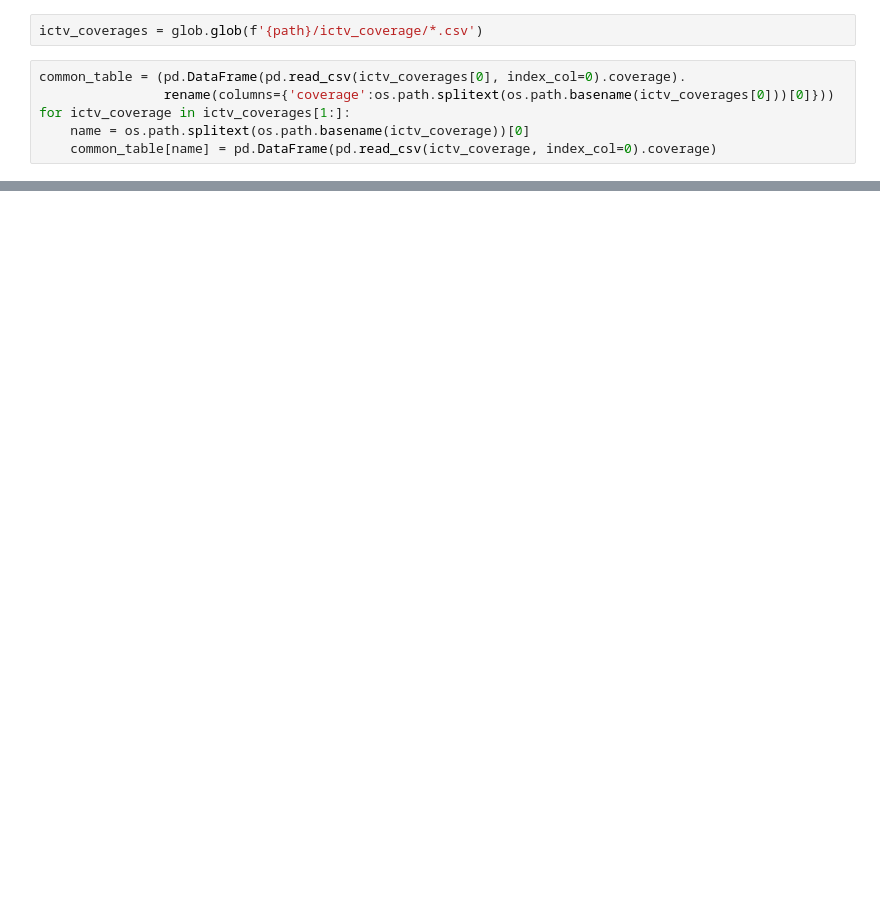
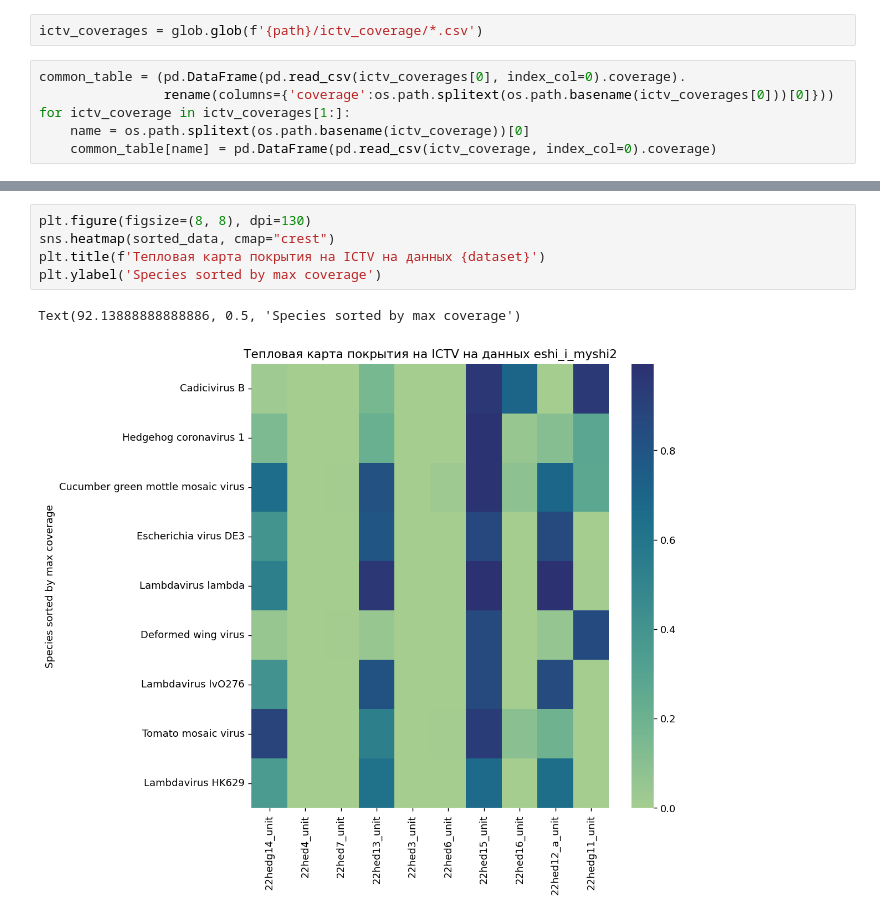
Before and after one commit to NJJeus/AliMarko, a Jupyter notebook: results.ipynb, the cells around one changed output, grey strips where cells are left out. Drawn from its saved outputs; the diff is of its cells as text; blank space fills up the shorter version.

```diff
--- a/results.ipynb
+++ b/results.ipynb
@@ -53,0 +106,8 @@ Text(92.13888888888886, 0.5, 'Species sorted by max coverage')
+# %%
+plt.figure(figsize=(8, 8), dpi=130)
+sns.heatmap(sorted_data, cmap="crest")
+plt.title(f'Тепловая карта покрытия на ICTV на данных {dataset}')
+plt.ylabel('Species sorted by max coverage')
+# %% [output]
+Text(92.13888888888886, 0.5, 'Species sorted by max coverage')
+[figure, added]
```
Also changed, not shown: parts of 11 cells of this notebook, 3 other files.
